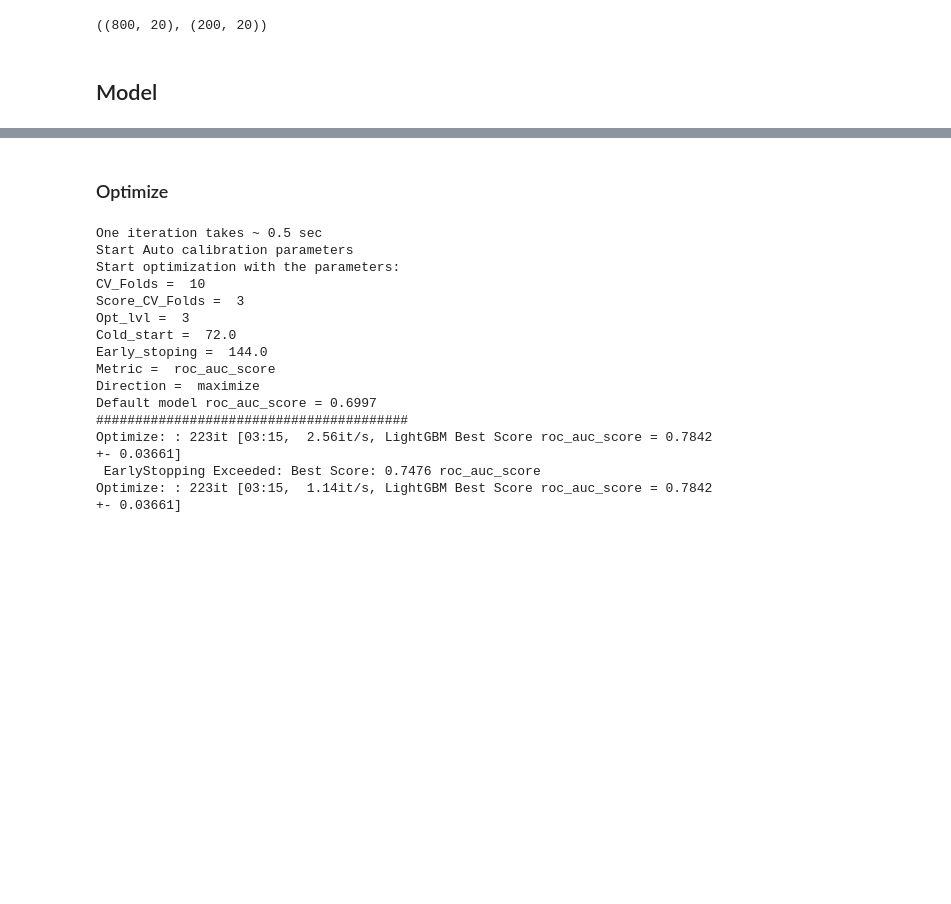
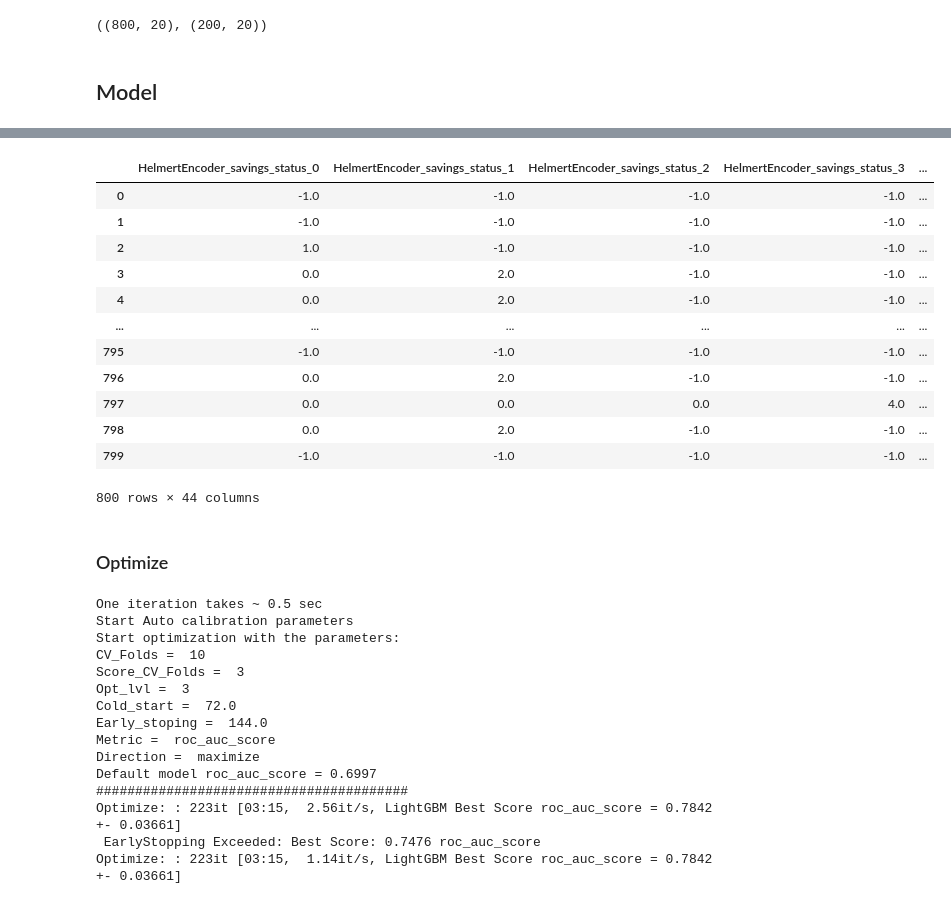
Before and after one commit to Alex-Lekov/AutoML_Alex, a Jupyter notebook: 02_Models.ipynb, the cells around one changed output, grey strips where cells are left out. Drawn from its saved outputs; the diff is of its cells as text; code cells hidden in the pictures; blank space fills up the shorter version.

```diff
--- a/02_Models.ipynb
+++ b/02_Models.ipynb
@@ -161,0 +104,17 @@ Test AUC:  0.8253
+# %%
+from random import gauss
+import numpy as np
+import pandas as pd
+def add_noise_gauss(data, col_name = "noise_gauss", mu_ = 0.0, sigma_ = 1.0):
+    data[col_name] = [gauss(mu_, sigma_) for i in range(data.shape[0])]
+    return(data)
+
+def add_noise_uniform(data, col_name = "noise_uniform", left_ = 0, right_ = 1.0):
+    data[col_name] = np.random.uniform(left_,right_, data.shape[0])
+    return(data)
+# %%
+model._data.X_train = add_noise_gauss(model._data.X_train, col_name = "noise_gauss", mu_ = 0.0, sigma_ = 1.0)
+model._data.X_train = add_noise_uniform(model._data.X_train, col_name = "noise_uniform", left_ = 0, right_ = 1.0)
+
+model._data.X_test = add_noise_gauss(model._data.X_test, col_name = "noise_gauss", mu_ = 0.0, sigma_ = 1.0)
+model._data.X_test = add_noise_uniform(model._data.X_test, col_name = "noise_uniform", left_ = 0, right_ = 1.0)
@@ -162,3 +189,25 @@ Test AUC:  0.8253
+# %%
+X_train_fe, X_test_fe = model._data.preproc_data(model._data.X_train_source[model._data.encodet_features_names],
+                                                            model._data.X_test_source[model._data.encodet_features_names],
+                                                            cat_features=model._data.encodet_features_names,
+                                                            cat_encoder_name='HelmertEncoder',
+                                                            clean_nan=True,)
+# %%
+X_train_fe
+# %% [output]
+|  | HelmertEncoder_savings_status_0 | HelmertEncoder_savings_status_1 | HelmertEncoder_savings_status_2 | HelmertEncoder_savings_status_3 | ... |
+| 0 | -1.0 | -1.0 | -1.0 | -1.0 | ... |
+| 1 | -1.0 | -1.0 | -1.0 | -1.0 | ... |
+| 2 | 1.0 | -1.0 | -1.0 | -1.0 | ... |
+| 3 | 0.0 | 2.0 | -1.0 | -1.0 | ... |
+| 4 | 0.0 | 2.0 | -1.0 | -1.0 | ... |
+| ... | ... | ... | ... | ... | ... |
+| 795 | -1.0 | -1.0 | -1.0 | -1.0 | ... |
+| 796 | 0.0 | 2.0 | -1.0 | -1.0 | ... |
+| 797 | 0.0 | 0.0 | 0.0 | 4.0 | ... |
+| 798 | 0.0 | 2.0 | -1.0 | -1.0 | ... |
+| 799 | -1.0 | -1.0 | -1.0 | -1.0 | ... |
+800 rows × 44 columns
 # %% [markdown]
 ### Optimize
 # %%
```
Also changed, not shown: parts of 30 cells of this notebook, 6 other files.
